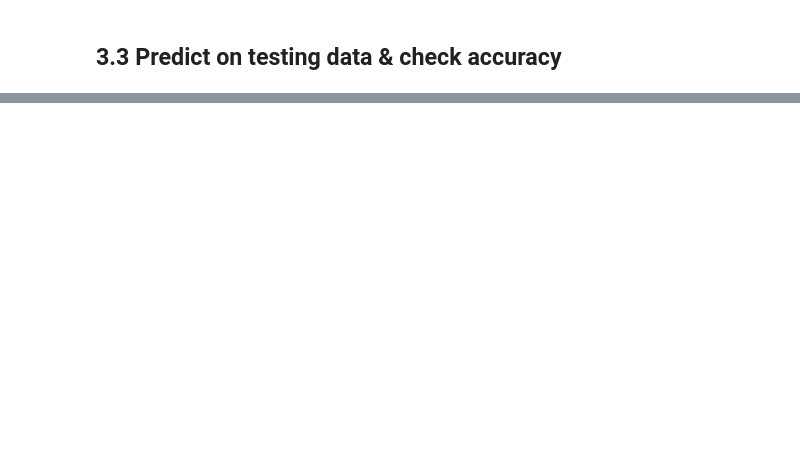
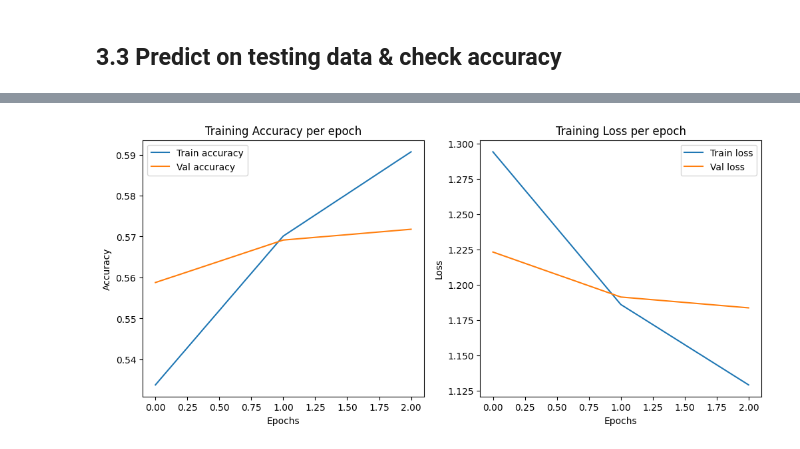
Before and after one commit to Hu2Arshad/DM2024-Lab2-Homework, a Jupyter notebook: DM2024-Lab2-Homework.ipynb, the cells around one changed output, grey strips where cells are left out. Cells and saved outputs as stored; diff of their text form; code cells hidden in the pictures; blank space fills up the shorter version.

```diff
--- a/DM2024-Lab2-Homework.ipynb
+++ b/DM2024-Lab2-Homework.ipynb
@@ -409,20 +419,24 @@ print('testing accuracy: {}'.format(round(accuracy_score(label_decode(label_enco
 # %%
+training_log = pd.DataFrame()
+training_log = pd.read_csv("logs/training_log.csv")
 plt.figure(figsize=(12, 5))
 # figure for accuracies
 plt.subplot(1,2,1)
 plt.plot(training_log['accuracy'], label = 'Train accuracy')
 plt.plot(training_log['val_accuracy'], label = 'Val accuracy')
 plt.title('Training Accuracy per epoch')
 plt.xlabel('Epochs')
 plt.ylabel('Accuracy')
 plt.legend()
 #figure for loss
 plt.subplot(1,2,2)
 plt.plot(training_log['loss'], label = 'Train loss')
 plt.plot(training_log['val_loss'], label = 'Val loss')
 plt.title('Training Loss per epoch')
 plt.xlabel('Epochs')
 plt.ylabel('Loss')
 plt.legend()
 plt.show()
+# %% [output]
+[figure, added]
 # %%
```
Also changed, not shown: parts of 10 cells of this notebook, 2 other files.
